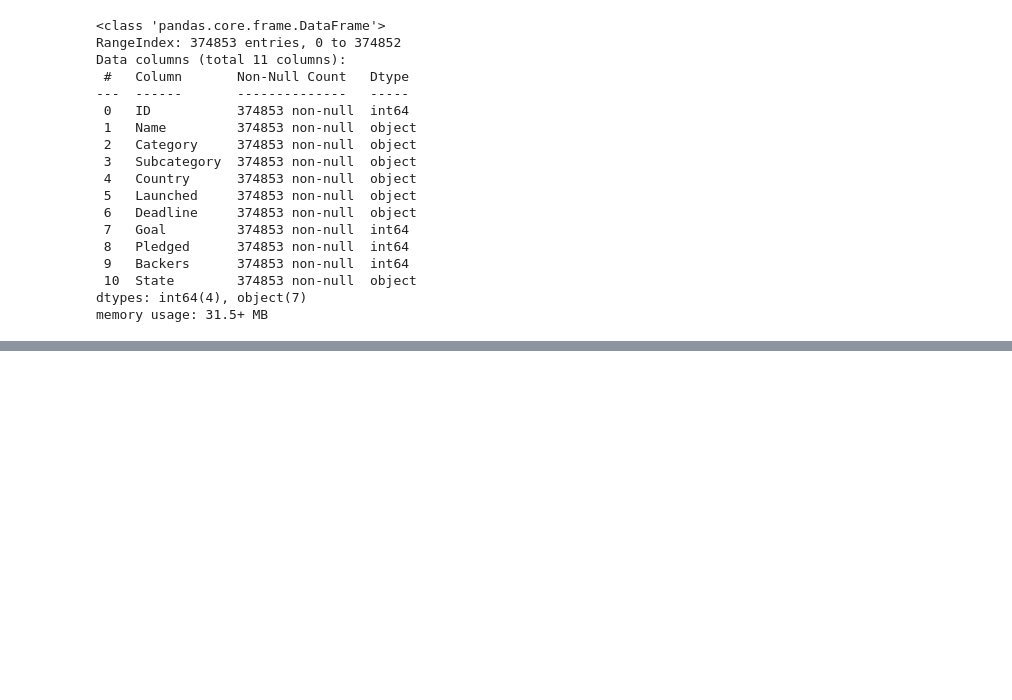
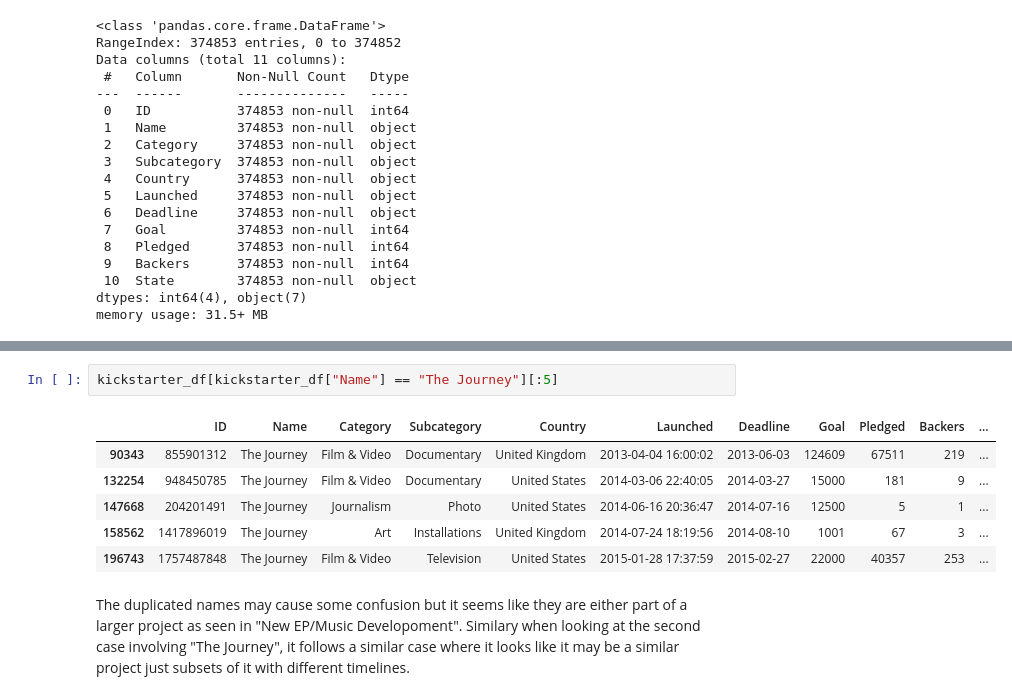
Before and after one commit to rongachoka/Kickstarter_Projects_Analysis, a Jupyter notebook: index_1.ipynb, the cells around one changed output, grey strips where cells are left out. Saved outputs shown, nothing was run; the diff lists cells and outputs as text; blank space fills up the shorter version.

```diff
--- a/index_1.ipynb
+++ b/index_1.ipynb
@@ -126,0 +217,11 @@ msno.bar(kickstarter_df,color="steelblue", figsize = (10, 5), fontsize = 10);
+# %%
+kickstarter_df[kickstarter_df["Name"] == "The Journey"][:5]
+# %% [output]
+|  | ID | Name | Category | Subcategory | Country | Launched | Deadline | Goal | Pledged | Backers | ... |
+| 90343 | 855901312 | The Journey | Film & Video | Documentary | United Kingdom | 2013-04-04 16:00:02 | 2013-06-03 | 124609 | 67511 | 219 | ... |
+| 132254 | 948450785 | The Journey | Film & Video | Documentary | United States | 2014-03-06 22:40:05 | 2014-03-27 | 15000 | 181 | 9 | ... |
+| 147668 | 204201491 | The Journey | Journalism | Photo | United States | 2014-06-16 20:36:47 | 2014-07-16 | 12500 | 5 | 1 | ... |
+| 158562 | 1417896019 | The Journey | Art | Installations | United Kingdom | 2014-07-24 18:19:56 | 2014-08-10 | 1001 | 67 | 3 | ... |
+| 196743 | 1757487848 | The Journey | Film & Video | Television | United States | 2015-01-28 17:37:59 | 2015-02-27 | 22000 | 40357 | 253 | ... |
+# %% [markdown]
+The duplicated names may cause some confusion but it seems like they are either part of a larger project as seen in "New EP/Music Developoment". Similary when looking at the second case involving "The Journey", it follows a similar case where it looks like it may be a similar project just subsets of it with different timelines.
```
Also changed, not shown: parts of 18 cells of this notebook.
